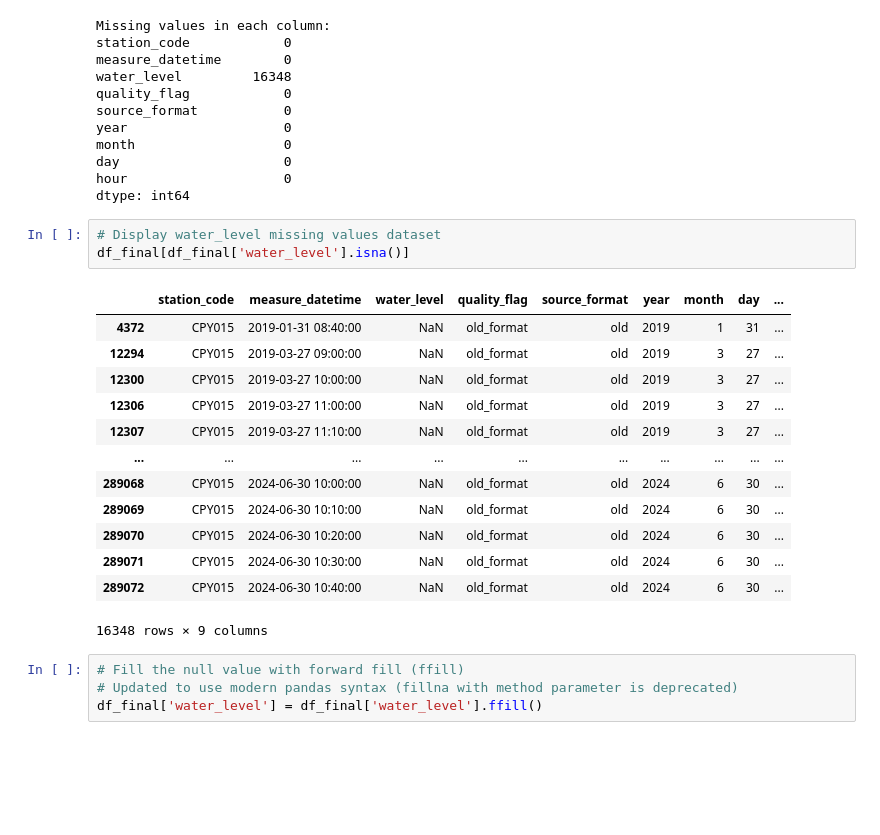
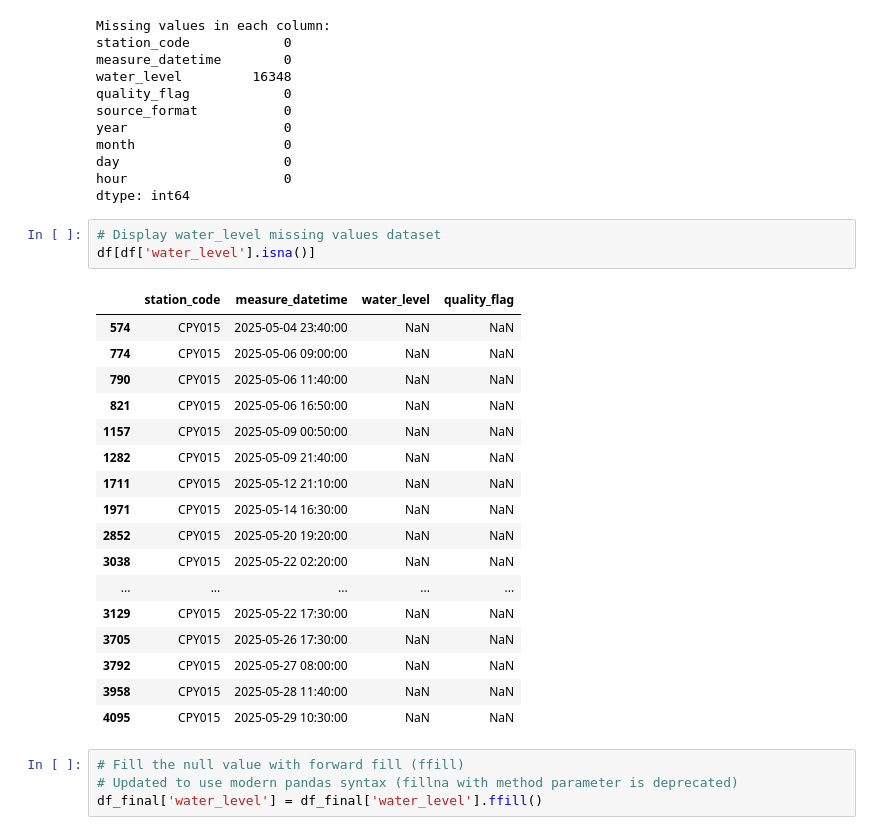
Before and after one commit to dniamsaard4codework/CPDSAI_Project, a Jupyter notebook: data_acquisition.ipynb, the cells around one changed output. Saved outputs shown, nothing was run; the diff lists cells and outputs as text; blank space fills up the shorter version.

```diff
--- a/data_acquisition.ipynb
+++ b/data_acquisition.ipynb
@@ -343,21 +343,25 @@ hour                    0
 dtype: int64
 # %%
 # Display water_level missing values dataset
-df_final[df_final['water_level'].isna()]
+df[df['water_level'].isna()]
 # %% [output]
-|  | station_code | measure_datetime | water_level | quality_flag | source_format | year | month | day | ... |
-| 4372 | CPY015 | 2019-01-31 08:40:00 | NaN | old_format | old | 2019 | 1 | 31 | ... |
-| 12294 | CPY015 | 2019-03-27 09:00:00 | NaN | old_format | old | 2019 | 3 | 27 | ... |
-| 12300 | CPY015 | 2019-03-27 10:00:00 | NaN | old_format | old | 2019 | 3 | 27 | ... |
-| 12306 | CPY015 | 2019-03-27 11:00:00 | NaN | old_format | old | 2019 | 3 | 27 | ... |
-| 12307 | CPY015 | 2019-03-27 11:10:00 | NaN | old_format | old | 2019 | 3 | 27 | ... |
-| ... | ... | ... | ... | ... | ... | ... | ... | ... | ... |
-| 289068 | CPY015 | 2024-06-30 10:00:00 | NaN | old_format | old | 2024 | 6 | 30 | ... |
-| 289069 | CPY015 | 2024-06-30 10:10:00 | NaN | old_format | old | 2024 | 6 | 30 | ... |
-| 289070 | CPY015 | 2024-06-30 10:20:00 | NaN | old_format | old | 2024 | 6 | 30 | ... |
-| 289071 | CPY015 | 2024-06-30 10:30:00 | NaN | old_format | old | 2024 | 6 | 30 | ... |
-| 289072 | CPY015 | 2024-06-30 10:40:00 | NaN | old_format | old | 2024 | 6 | 30 | ... |
+|  | station_code | measure_datetime | water_level | quality_flag |
+| 574 | CPY015 | 2025-05-04 23:40:00 | NaN | NaN |
+| 774 | CPY015 | 2025-05-06 09:00:00 | NaN | NaN |
+| 790 | CPY015 | 2025-05-06 11:40:00 | NaN | NaN |
+| 821 | CPY015 | 2025-05-06 16:50:00 | NaN | NaN |
+| 1157 | CPY015 | 2025-05-09 00:50:00 | NaN | NaN |
+| 1282 | CPY015 | 2025-05-09 21:40:00 | NaN | NaN |
+| 1711 | CPY015 | 2025-05-12 21:10:00 | NaN | NaN |
+| 1971 | CPY015 | 2025-05-14 16:30:00 | NaN | NaN |
+| 2852 | CPY015 | 2025-05-20 19:20:00 | NaN | NaN |
+| 3038 | CPY015 | 2025-05-22 02:20:00 | NaN | NaN |
+| ... | ... | ... | ... | ... |
+| 3129 | CPY015 | 2025-05-22 17:30:00 | NaN | NaN |
+| 3705 | CPY015 | 2025-05-26 17:30:00 | NaN | NaN |
+| 3792 | CPY015 | 2025-05-27 08:00:00 | NaN | NaN |
+| 3958 | CPY015 | 2025-05-28 11:40:00 | NaN | NaN |
+| 4095 | CPY015 | 2025-05-29 10:30:00 | NaN | NaN |
-16348 rows × 9 columns
 # %%
 # Fill the null value with forward fill (ffill)
 # Updated to use modern pandas syntax (fillna with method parameter is deprecated)
```
Also changed, not shown: parts of 3 cells of this notebook, 5 other files.
